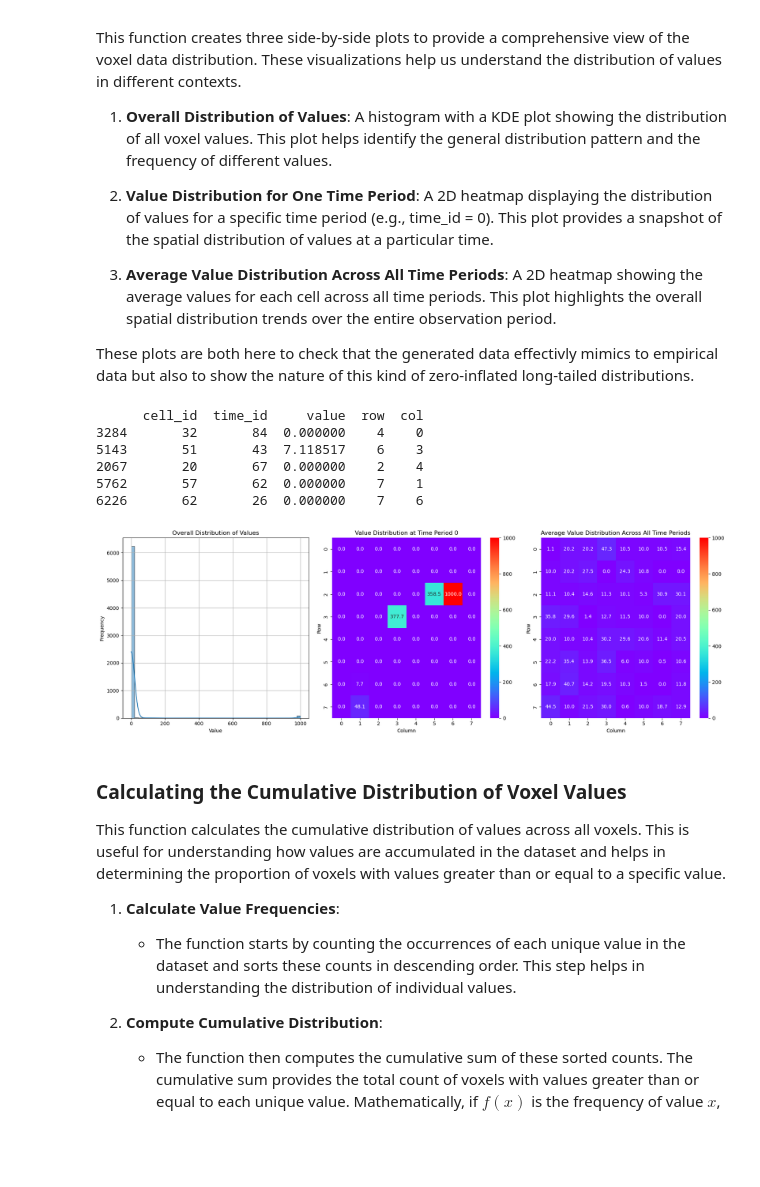
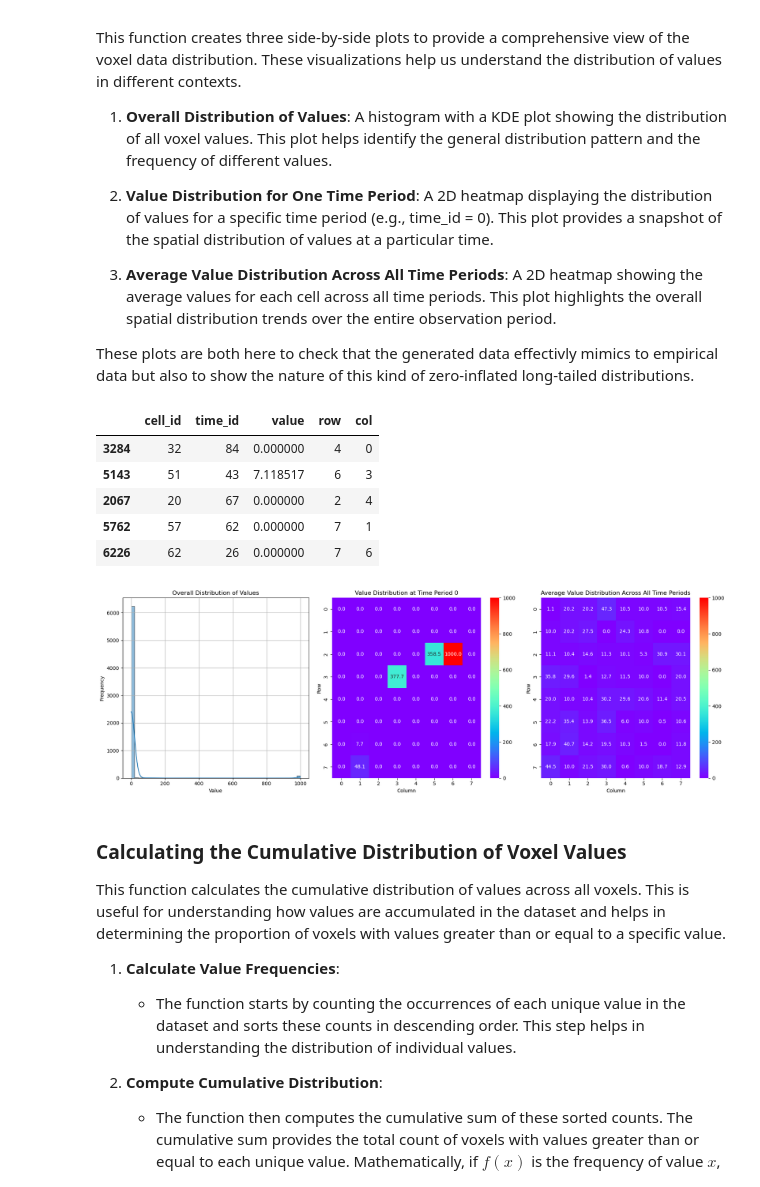
Before and after one commit to prio-data/VIEWS_FAO_index, a Jupyter notebook: notebooks/simon_experiemnts/return_period_experiment01.ipynb, the cells around one changed output. Cells and saved outputs as stored; diff of their text form; code cells hidden in the pictures; blank space fills up the shorter version.

```diff
--- a/notebooks/simon_experiemnts/return_period_experiment01.ipynb
+++ b/notebooks/simon_experiemnts/return_period_experiment01.ipynb
@@ -132,18 +132,19 @@ def plot_data_distributions(data):
 # %%
 # Generate the dataset
 df = generate_data(num_cols= 8, num_rows= 8, num_time_periods= 100, zero_inflation_prob=0.95, mean=4, sigma=5)
-print(df.sample(5))
-
-# Plot the distributions side by side using the generated dataset
-plot_data_distributions(df)
+df.sample(5)
 # %% [output]
-      cell_id  time_id     value  row  col
-3284       32       84  0.000000    4    0
-5143       51       43  7.118517    6    3
-2067       20       67  0.000000    2    4
-5762       57       62  0.000000    7    1
-6226       62       26  0.000000    7    6
-[figure, removed]
+|  | cell_id | time_id | value | row | col |
+| 3284 | 32 | 84 | 0.000000 | 4 | 0 |
+| 5143 | 51 | 43 | 7.118517 | 6 | 3 |
+| 2067 | 20 | 67 | 0.000000 | 2 | 4 |
+| 5762 | 57 | 62 | 0.000000 | 7 | 1 |
+| 6226 | 62 | 26 | 0.000000 | 7 | 6 |
+# %%
+# Plot the distributions side by side using the generated dataset
+plot_data_distributions(df)
+# %% [output]
+[figure, added]
 # %% [markdown]
 ### Calculating the Cumulative Distribution of Voxel Values
 
```
